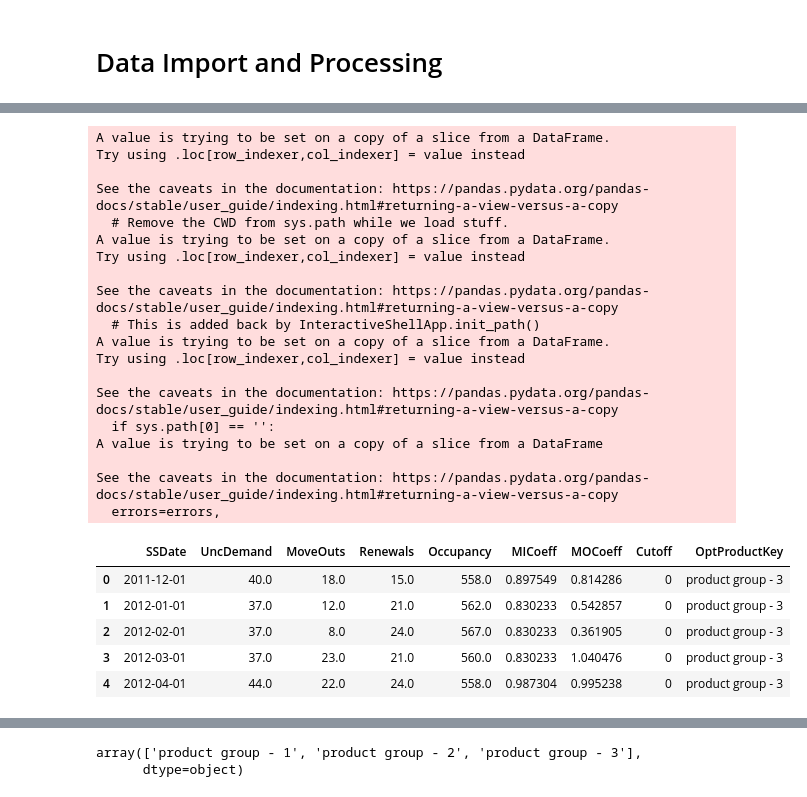
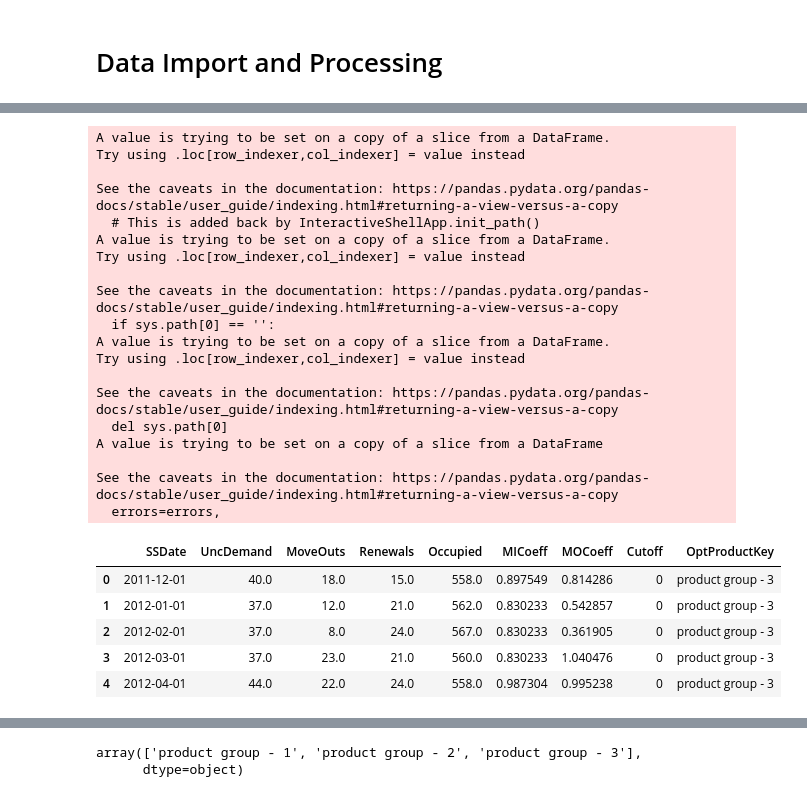
Before and after one commit to laliali20/Capstone, a Jupyter notebook: DSICapstone.ipynb, the cells around one changed output, grey strips where cells are left out. Drawn from its saved outputs; the diff is of its cells as text; code cells hidden in the pictures.

```diff
--- a/DSICapstone.ipynb
+++ b/DSICapstone.ipynb
@@ -41,42 +49,42 @@ df2.head()
 # rename and process the relevant columns
 # this is necessary due the output format in the simulation
 
 min_sartdate = df1['SSDate'].min()
 rentalHistory = df2[df2['StartDate'] >= min_sartdate]
 prod_group_1 = df1[['SSDate', 'MoveIns, 1BR', 'MoveOuts, 1BR', 'Renewals, 1BR', 'Occupancy, 1BR', 'MICoeff_1BR','MOCoeff_1BR', 'Cutoff']]
 prod_group_2 = df1[['SSDate', 'MoveIns, 2BR', 'MoveOuts, 2BR', 'Renewals, 2BR', 'Occupancy, 2BR', 'MICoeff_2BR', 'MOCoeff_2BR', 'Cutoff']]
 prod_group_3 = df1[['SSDate', 'MoveIns, STD', 'MoveOuts, STD', 'Renewals, STD', 'Occupancy, STD', 'MICoeff_STD', 'MOCoeff_STD', 'Cutoff']]
 prod_group_3.head()
 
 prod_group_3['OptProductKey'] = 'product group - 3'
 prod_group_2['OptProductKey'] = 'product group - 2'
 prod_group_1['OptProductKey'] = 'product group - 1'
 
-prod_group_1.rename(columns={"MoveIns, 1BR": "UncDemand", "MoveOuts, 1BR": "MoveOuts","Renewals, 1BR": "Renewals", "Occupancy, 1BR": "Occupancy", "MICoeff_1BR": "MICoeff", "MOCoeff_1BR": "MOCoeff"},inplace=True)
-prod_group_2.rename(columns={"MoveIns, 2BR": "UncDemand", "MoveOuts, 2BR": "MoveOuts","Renewals, 2BR": "Renewals", "Occupancy, 2BR": "Occupancy", "MICoeff_2BR": "MICoeff", "MOCoeff_2BR": "MOCoeff"},inplace=True)
-prod_group_3.rename(columns={"MoveIns, STD": "UncDemand", "MoveOuts, STD": "MoveOuts","Renewals, STD": "Renewals", "Occupancy, STD": "Occupancy", "MICoeff_STD": "MICoeff", "MOCoeff_STD": "MOCoeff"},inplace=True)
+prod_group_1.rename(columns={"MoveIns, 1BR": "UncDemand", "MoveOuts, 1BR": "MoveOuts","Renewals, 1BR": "Renewals", "Occupancy, 1BR": "Occupied", "MICoeff_1BR": "MICoeff", "MOCoeff_1BR": "MOCoeff", "OccPct 1":"Occupancy"},inplace=True)
+prod_group_2.rename(columns={"MoveIns, 2BR": "UncDemand", "MoveOuts, 2BR": "MoveOuts","Renewals, 2BR": "Renewals", "Occupancy, 2BR": "Occupied", "MICoeff_2BR": "MICoeff", "MOCoeff_2BR": "MOCoeff", "OccPct 2":"Occupancy"},inplace=True)
+prod_group_3.rename(columns={"MoveIns, STD": "UncDemand", "MoveOuts, STD": "MoveOuts","Renewals, STD": "Renewals", "Occupancy, STD": "Occupied", "MICoeff_STD": "MICoeff", "MOCoeff_STD": "MOCoeff", "OccPct 3":"Occupancy"},inplace=True)
 prod_group_3.head()
 # %% [output]
-A value is trying to be set on a copy of a slice from a DataFrame.
-Try using .loc[row_indexer,col_indexer] = value instead
-
-See the caveats in the documentation: https://pandas.pydata.org/pandas-docs/stable/user_guide/indexing.html#returning-a-view-versus-a-copy
-  # Remove the CWD from sys.path while we load stuff.
 A value is trying to be set on a copy of a slice from a DataFrame.
 Try using .loc[row_indexer,col_indexer] = value instead
 
 See the caveats in the documentation: https://pandas.pydata.org/pandas-docs/stable/user_guide/indexing.html#returning-a-view-versus-a-copy
   # This is added back by InteractiveShellApp.init_path()
 A value is trying to be set on a copy of a slice from a DataFrame.
 Try using .loc[row_indexer,col_indexer] = value instead
 
 See the caveats in the documentation: https://pandas.pydata.org/pandas-docs/stable/user_guide/indexing.html#returning-a-view-versus-a-copy
   if sys.path[0] == '':
+A value is trying to be set on a copy of a slice from a DataFrame.
+Try using .loc[row_indexer,col_indexer] = value instead
+
+See the caveats in the documentation: https://pandas.pydata.org/pandas-docs/stable/user_guide/indexing.html#returning-a-view-versus-a-copy
+  del sys.path[0]
 A value is trying to be set on a copy of a slice from a DataFrame
 
 See the caveats in the documentation: https://pandas.pydata.org/pandas-docs/stable/user_guide/indexing.html#returning-a-view-versus-a-copy
   errors=errors,
-|  | SSDate | UncDemand | MoveOuts | Renewals | Occupancy | MICoeff | MOCoeff | Cutoff | OptProductKey |
+|  | SSDate | UncDemand | MoveOuts | Renewals | Occupied | MICoeff | MOCoeff | Cutoff | OptProductKey |
 | 0 | 2011-12-01 | 40.0 | 18.0 | 15.0 | 558.0 | 0.897549 | 0.814286 | 0 | product group - 3 |
 | 1 | 2012-01-01 | 37.0 | 12.0 | 21.0 | 562.0 | 0.830233 | 0.542857 | 0 | product group - 3 |
 | 2 | 2012-02-01 | 37.0 | 8.0 | 24.0 | 567.0 | 0.830233 | 0.361905 | 0 | product group - 3 |
```
Also changed, not shown: parts of 9 cells of this notebook.
